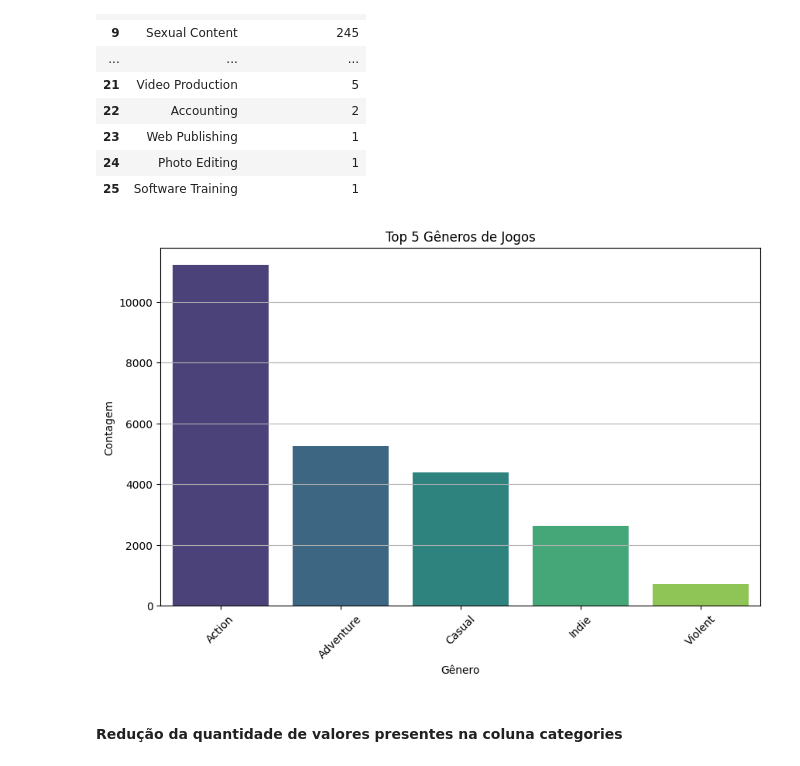
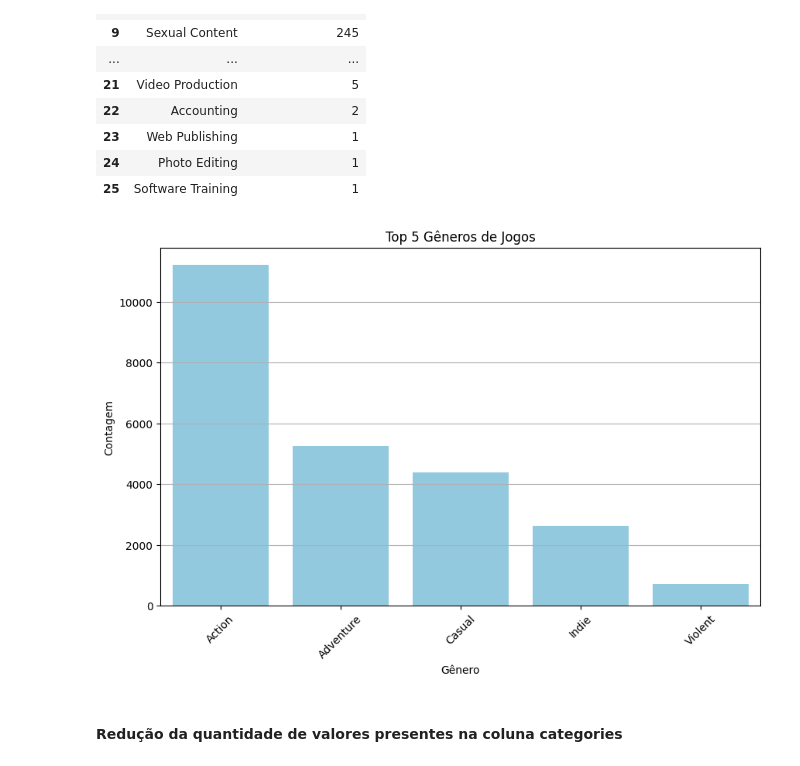
Before and after one commit to pedroogaab/Reconhecimento-de-padroes, a Jupyter notebook: regression.ipynb, the cells around one changed output. Drawn from its saved outputs; the diff is of its cells as text; code cells hidden in the pictures.

```diff
--- a/regression.ipynb
+++ b/regression.ipynb
@@ -369,19 +419,19 @@ genres_mapping_df
 | 24 | Photo Editing | 1 |
 | 25 | Software Training | 1 |
 # %%
-# Obter os 5 gêneros mais comuns no df_steam
+# Seleção dos 5 gêneros mais comuns no dataset
 top_genres = df_steam['genres'].value_counts().head(5)
 
-# Plotar os 5 gêneros mais comuns
+# Gráfico de barras para visualizar os 5 gêneros de jogos mais comuns
 plt.figure(figsize=(10, 6))
-sns.barplot(x=top_genres.index, y=top_genres.values, palette="viridis")
+sns.barplot(x=top_genres.index, y=top_genres.values, color='skyblue')
 plt.title('Top 5 Gêneros de Jogos')
 plt.xlabel('Gênero')
 plt.ylabel('Contagem')
 plt.xticks(rotation=45)
 plt.grid(axis='y')
 plt.show()
 # %% [output]
-[figure, old version]
+[figure, new version]
 # %% [markdown]
 #### Redução da quantidade de valores presentes na coluna categories
```
Also changed, not shown: parts of 149 cells of this notebook.
